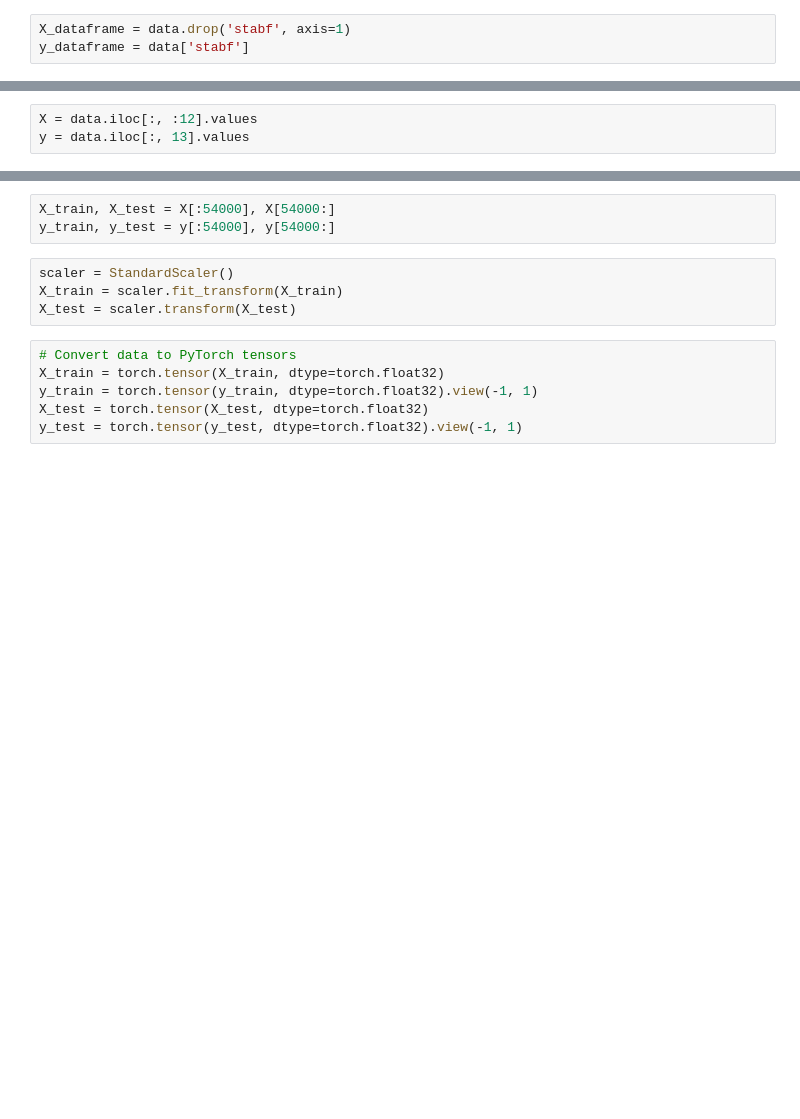
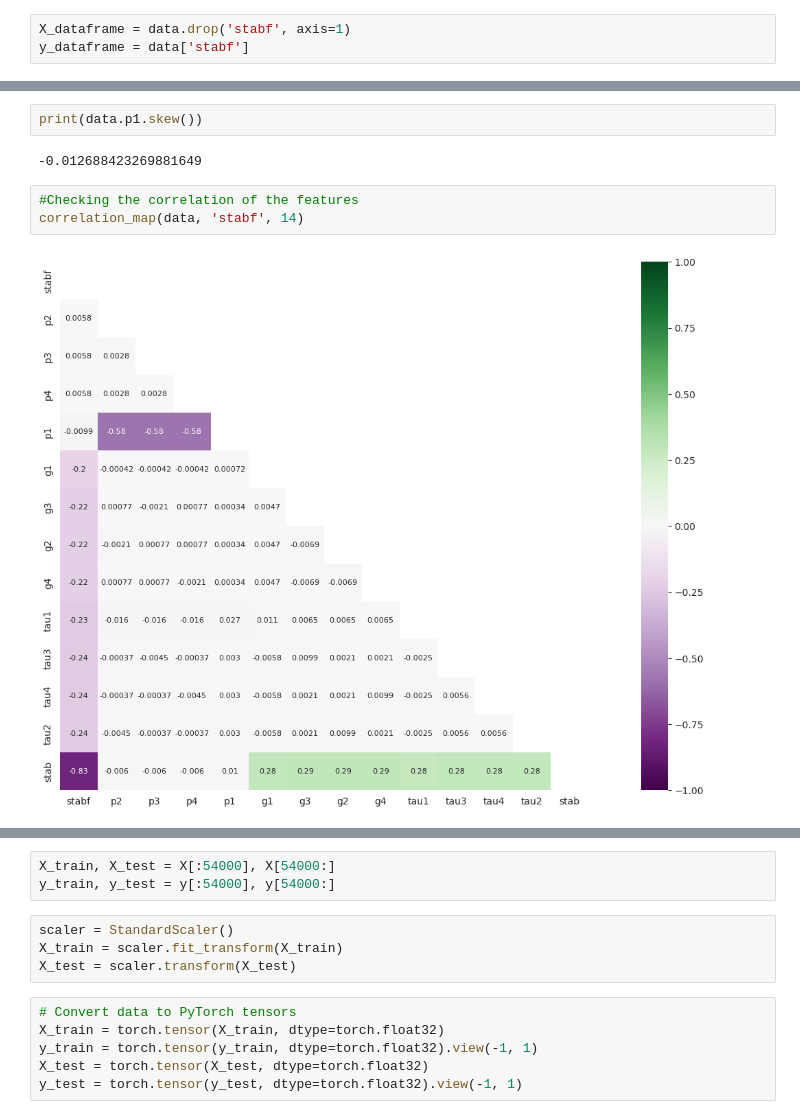
Before and after one commit to devLateef/smart-grid-stability-prediction, a Jupyter notebook: Smart_Grid_Stability_Pred.ipynb, the cells around one changed output, grey strips where cells are left out. Cells and saved outputs as stored; diff of their text form; blank space fills up the shorter version.

```diff
--- a/Smart_Grid_Stability_Pred.ipynb
+++ b/Smart_Grid_Stability_Pred.ipynb
@@ -79,3 +104,9 @@ ValueError: If using all scalar values, you must pass an index
 # %%
-X = data.iloc[:, :12].values
-y = data.iloc[:, 13].values
+print(data.p1.skew())
+# %% [output]
+-0.012688423269881649
+# %%
+#Checking the correlation of the features
+correlation_map(data, 'stabf', 14)
+# %% [output]
+[figure, added]
```
Also changed, not shown: parts of 11 cells of this notebook.
